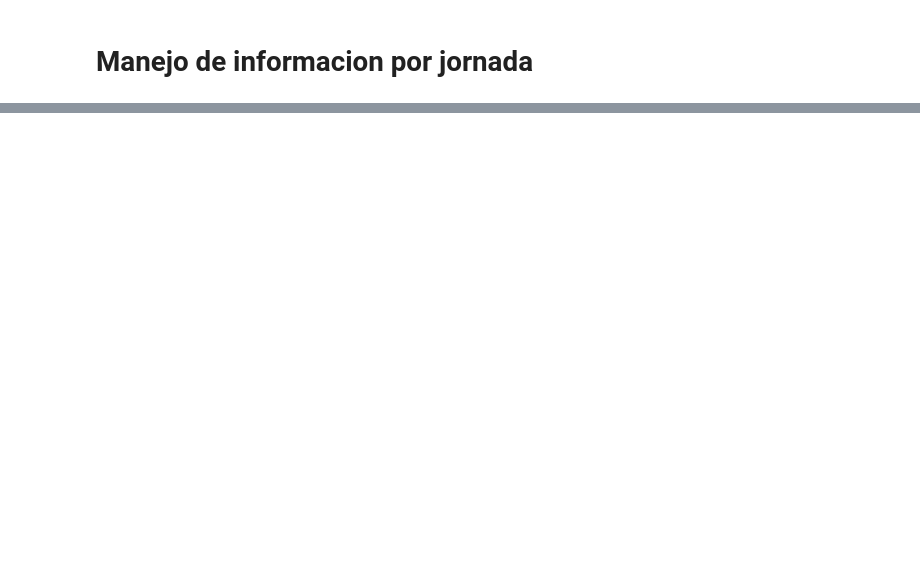
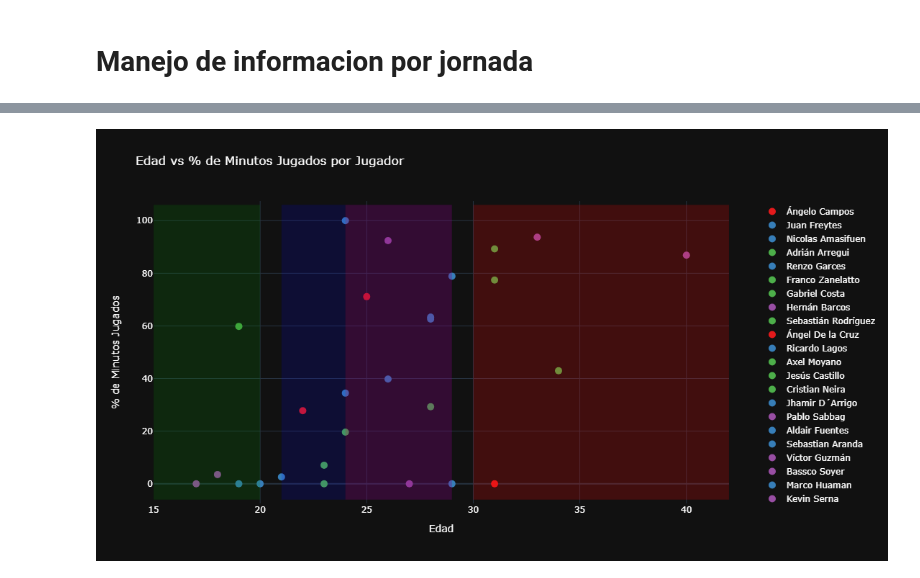
Before and after one commit to Alcamaster1290/GroneStats-Legacy, a Jupyter notebook: Cuaderno Final Alianza Lima 2.0.ipynb, the cells around one changed output, grey strips where cells are left out. Drawn from its saved outputs; the diff is of its cells as text; code cells hidden in the pictures; blank space fills up the shorter version.

```diff
--- a/Cuaderno Final Alianza Lima 2.0.ipynb
+++ b/Cuaderno Final Alianza Lima 2.0.ipynb
@@ -246,3 +252,77 @@ display(output)
 # %% [output]
 Dropdown(description='Jugador:', options=('Adrián Arregui', 'Aldair Fuentes', 'Axel Moyano', 'Catriel Cabellos…
 [interactive output not drawn]
+# %%
+import pandas as pd
+import plotly.express as px
+import plotly.graph_objects as go
+
+# Leer el archivo xlsx
+df = pd.read_excel('ALIANZA LIMA 2024.xlsx')
+cantidad_jornadas_jugadas = 6  # Actualizar
+
+minutos_columns = [col for col in df.columns if ' - Minutos' in col]
+for col in minutos_columns:
+    df[col] = pd.to_numeric(df[col], errors='coerce')
+df[minutos_columns] = df[minutos_columns].fillna(0)
+
+df = df.sort_values(by='Dorsal')
+df['Total Minutos'] = df[minutos_columns].sum(axis=1)
+
+total_minutos_posibles = 90 * cantidad_jornadas_jugadas
+df['Porcentaje Minutos Jugados'] = (df['Total Minutos'] / total_minutos_posibles) * 100
+
+posiciones_unicas = df['Posición'].unique()
+colores = px.colors.qualitative.Set1
+mapeo_colores = {pos: colores[i % len(colores)] for i, pos in enumerate(posiciones_unicas)}
+
+# Crear el gráfico de dispersión con Plotly
+fig = go.Figure()
+
+for i, row in df.iterrows():
+    color = mapeo_colores[row['Posición']]
+    # Truncar el porcentaje a dos decimales para el texto del hover
+    porcentaje_truncado = f"{row['Porcentaje Minutos Jugados']:.2f}"  # Formatear a dos decimales
+    fig.add_trace(go.Scatter(
+        x=[row['Edad 2024']],
+        y=[row['Porcentaje Minutos Jugados']],
+        mode='markers',
+        marker=dict(size=10, color=color),
+        hoverinfo='text',
+        text=f"{row['Jugador']}: {porcentaje_truncado}%",  # Usar el valor truncado
+        name=row['Jugador']))
+
+# Actualizar el layout del gráfico para ajustar el tamaño
+fig.update_layout(
+    title='Edad vs % de Minutos Jugados por Jugador',
+    xaxis_title='Edad',
+    yaxis_title='% de Minutos Jugados',
+    template = 'plotly_dark',
+    font=dict(color='white'),
+    legend=dict(x=1.05, y=1),
+    xaxis=dict(range=[15, 42], color='white'),
+    yaxis=dict(color='white'),
+    height=600  # Ajustar según necesidad
+)
+
+# En azul los jugadores transitorios (mas de 30), en morado los de alta competencia (24 a 29), en rojo claro los jugadores jóvenes (de 21 a 23)
+# En verde los potrillos (menos de 20)
+# Jugadores transitorios (más de 30 años), en azul
+fig.add_shape(type="rect", x0=30, y0=-6, x1=45, y1=106,
+              line=dict(width=0), fillcolor="red", opacity=0.2)
+
+# Jugadores de alta competencia (24 a 29 años), en morado
+fig.add_shape(type="rect", x0=24, y0=-6, x1=29, y1=106,
+              line=dict(width=0), fillcolor="purple", opacity=0.3)
+
+# Jugadores jóvenes (21 a 24 años), en rojo claro
+fig.add_shape(type="rect", x0=21, y0=-6, x1=24, y1=106,
+              line=dict(width=0), fillcolor="blue", opacity=0.15)
+
+# Potrillos (menos de 20 años), en verde
+fig.add_shape(type="rect", x0=15, y0=-6, x1=20, y1=106,
+              line=dict(width=0), fillcolor="green", opacity=0.2)
+
+fig.show()
+# %% [output]
+[figure, added]
```
Also changed, not shown: parts of 2 cells of this notebook, 5 other files.
